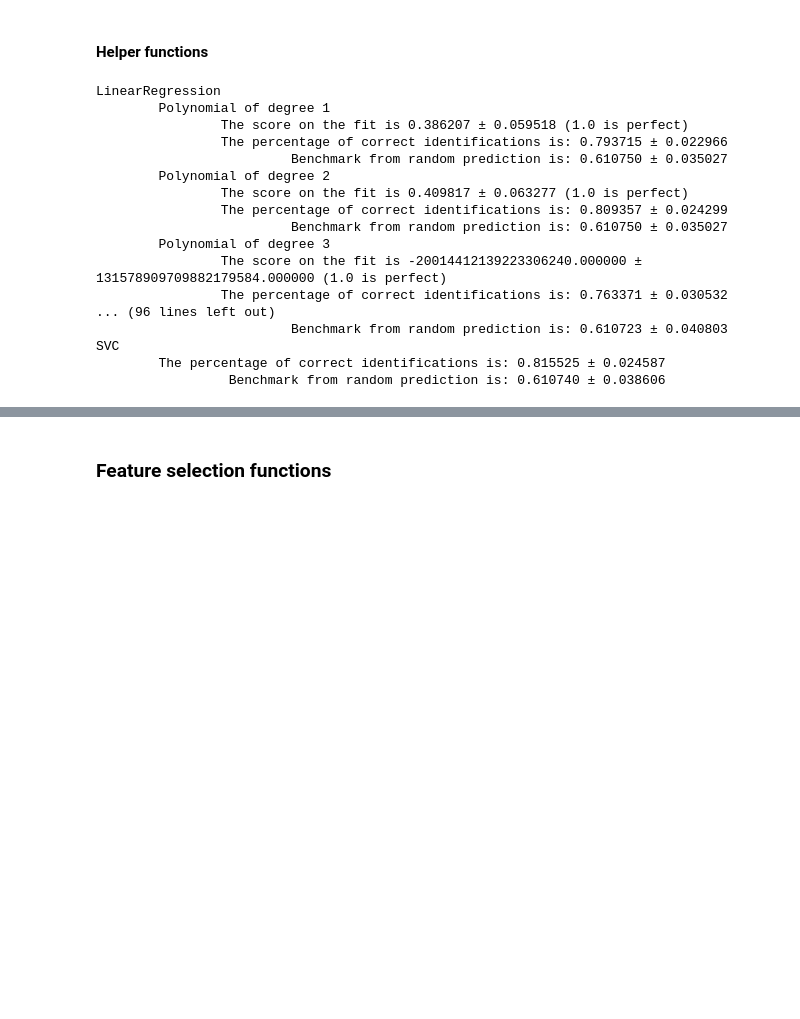
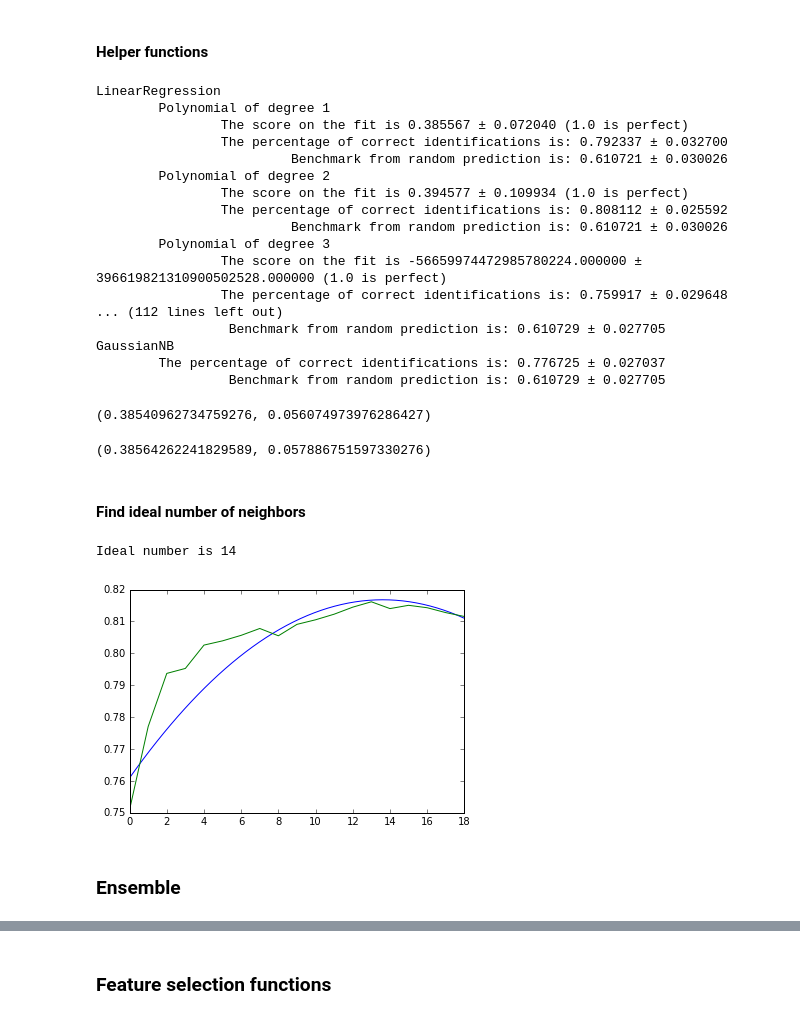
Before and after one commit to dangall/FullDataAnalysisPipeline, a Jupyter notebook: Predictions.ipynb, the cells around one changed output, grey strips where cells are left out. Saved outputs shown, nothing was run; the diff lists cells and outputs as text; code cells hidden in the pictures; blank space fills up the shorter version.

Commit message:
Implement all "useful" regressors and classifiers up to (but not including) ensemble methods.

```diff
--- a/Predictions.ipynb
+++ b/Predictions.ipynb
@@ -624,29 +633,45 @@ def tryOtherClassifiers(thedataframe, topredict, frompredict, dictofunknown={},
             print u"\t         Benchmark from random prediction is: %f \u00B1 %f" %randomprediction
     return modelandresults
 # %%
-getPredictionPercentage
 topredict = "Survived"
 frompredict = ['Pclass', 'Sex', "Age", 'SibSp', 'Parch', "Fare", "Cabin", 'Embarked']
 
-tryAllLinRegClassifiers(numericdataframe, topredict, frompredict, num_iterations=10, transform="scale", polynomialdegrees=[1,2,3]);
+allmodelsandresults = tryAllLinRegClassifiers(numericdataframe, topredict, frompredict, num_iterations=10,
+                        transform="scale", polynomialdegrees=[1,2,3])
 # %% [output]
 LinearRegression
         Polynomial of degree 1
-                The score on the fit is 0.386207 ± 0.059518 (1.0 is perfect)
-                The percentage of correct identifications is: 0.793715 ± 0.022966
-                         Benchmark from random prediction is: 0.610750 ± 0.035027
+                The score on the fit is 0.385567 ± 0.072040 (1.0 is perfect)
+                The percentage of correct identifications is: 0.792337 ± 0.032700
+                         Benchmark from random prediction is: 0.610721 ± 0.030026
         Polynomial of degree 2
-                The score on the fit is 0.409817 ± 0.063277 (1.0 is perfect)
-                The percentage of correct identifications is: 0.809357 ± 0.024299
-                         Benchmark from random prediction is: 0.610750 ± 0.035027
+                The score on the fit is 0.394577 ± 0.109934 (1.0 is perfect)
+                The percentage of correct identifications is: 0.808112 ± 0.025592
+                         Benchmark from random prediction is: 0.610721 ± 0.030026
         Polynomial of degree 3
-                The score on the fit is -20014412139223306240.000000 ± 131578909709882179584.000000 (1.0 is perfect)
-                The percentage of correct identifications is: 0.763371 ± 0.030532
-... (96 lines left out)
-                         Benchmark from random prediction is: 0.610723 ± 0.040803
-SVC
-        The percentage of correct identifications is: 0.815525 ± 0.024587
-                 Benchmark from random prediction is: 0.610740 ± 0.038606
+                The score on the fit is -56659974472985780224.000000 ± 396619821310900502528.000000 (1.0 is perfect)
+                The percentage of correct identifications is: 0.759917 ± 0.029648
+... (112 lines left out)
+                 Benchmark from random prediction is: 0.610729 ± 0.027705
+GaussianNB
+        The percentage of correct identifications is: 0.776725 ± 0.027037
+                 Benchmark from random prediction is: 0.610729 ± 0.027705
+# %%
+numericdataframe = makeAllColumnsNumeric(thedataframe, dictofordinals, datacateg)[0]
+frompredict = ['Pclass', 'Sex', "Age", 'SibSp', 'Parch', "Fare", "Cabin", 'Embarked']
+#frompredict = ['Pclass', 'Sex', 'SibSp']
+
+(X,y) = makeDataFromModels(numericdataframe, topredict, frompredict, {})
+getPredictionScore(X, y, BaggingRegressor, num_iterations=100, transform="scale",
+                   base_estimator=linear_model.LinearRegression(), n_estimators=100, max_samples=1.0, max_features=1.0)
+# %% [output]
+(0.38540962734759276, 0.056074973976286427)
+# %%
+getPredictionScore(X, y, linear_model.LinearRegression, num_iterations=100, transform="scale")
+# %% [output]
+(0.38564262241829589, 0.057886751597330276)
+# %% [markdown]
+#### Find ideal number of neighbors
 # %%
 numericdataframe = makeAllColumnsNumeric(thedataframe, dictofordinals, datacateg)[0]
 frompredict = ['Pclass', 'Sex', "Age", 'SibSp', 'Parch', "Fare", "Cabin", 'Embarked']
@@ -661,3 +686,17 @@ for jj in range(1,20):
 bestnumneighbors = list(np.append(
     (np.array(allscores[2:]) - np.array(allscores[:-2]) < 0).astype(int),
     1) * (np.array(allscores[1:]) - np.array(allscores[:-1]) < 0).astype(int)).index(1) + 1
+# %%
+poly = PolynomialFeatures(degree=2)
+polyX = poly.fit_transform((np.arange(len(allscores))+1).reshape(-1, 1))
+linreg = linear_model.LinearRegression()
+linreg.fit(polyX,np.array(allscores).reshape(-1, 1))
+xs = np.linspace(0,18)
+plt.plot(xs, linreg.intercept_ + linreg.coef_[0][0] + linreg.coef_[0][1]*xs + linreg.coef_[0][2]*(xs**2))
+plt.plot(allscores)
+print "Ideal number is %d" %np.round(-linreg.coef_[0][1]/(2*linreg.coef_[0][2]))
+# %% [output]
+Ideal number is 14
+[figure, added]
+# %% [markdown]
+### Ensemble
```
Also changed, not shown: parts of 6 cells of this notebook.
